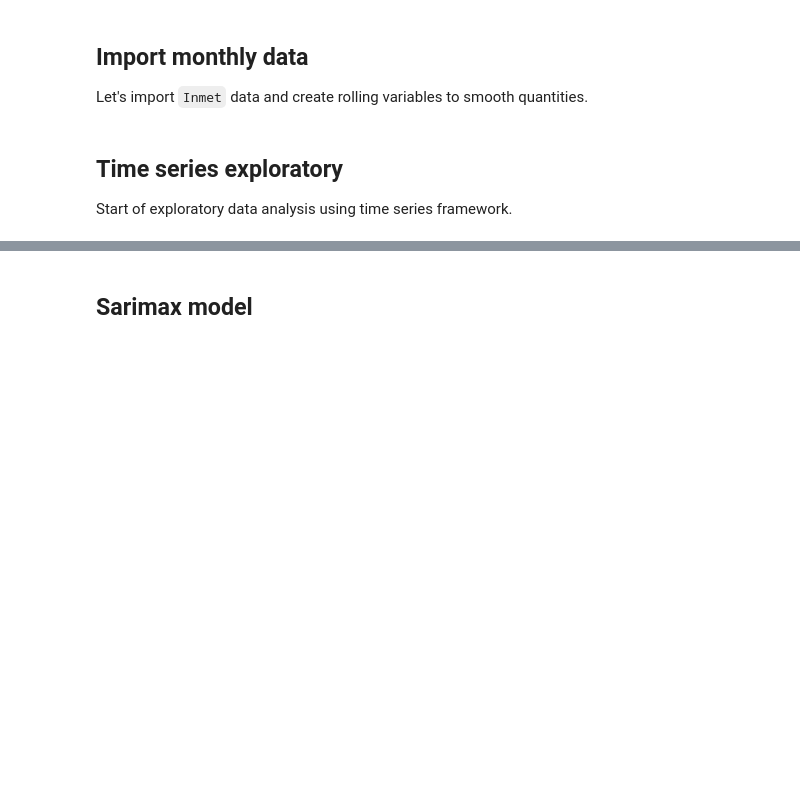
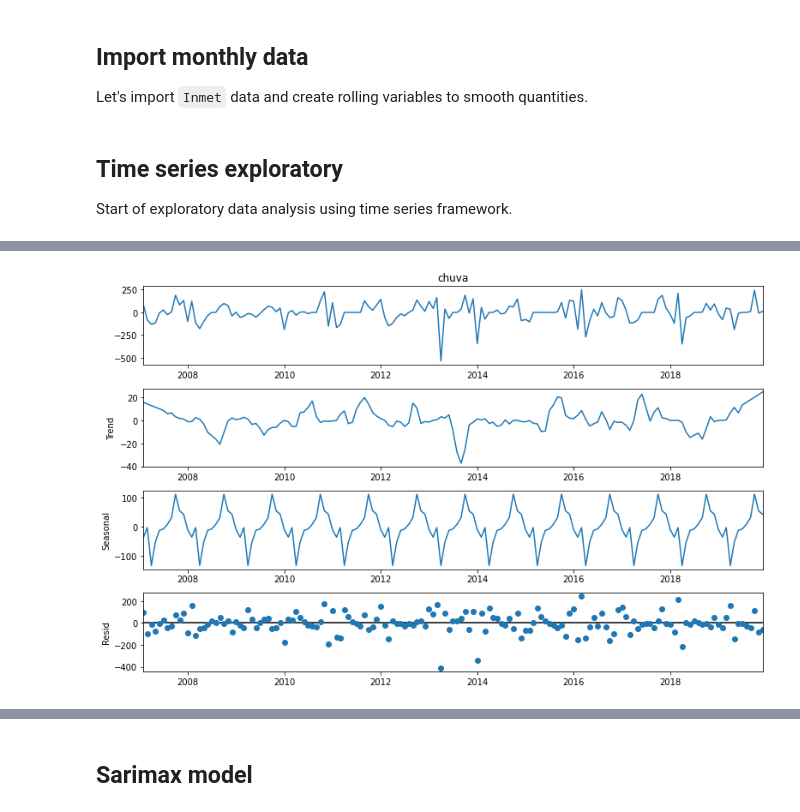
Before and after one commit to bragarods/agro, a Jupyter notebook: notebooks/ts_exploratory.ipynb, the cells around one changed output, grey strips where cells are left out. Saved outputs shown, nothing was run; the diff lists cells and outputs as text; code cells hidden in the pictures; blank space fills up the shorter version.

```diff
--- a/notebooks/ts_exploratory.ipynb
+++ b/notebooks/ts_exploratory.ipynb
@@ -41,3 +45,8 @@ resplot = res.plot()
+# %%
+res = sm.tsa.seasonal_decompose(dtrain, period=12, extrapolate_trend='freq')
+resplot = res.plot()
+# %% [output]
+[figure, added]
 # %%
 # check for stationarity (ADF)
 
```
Also changed, not shown: parts of 19 cells of this notebook, 4 other files.
